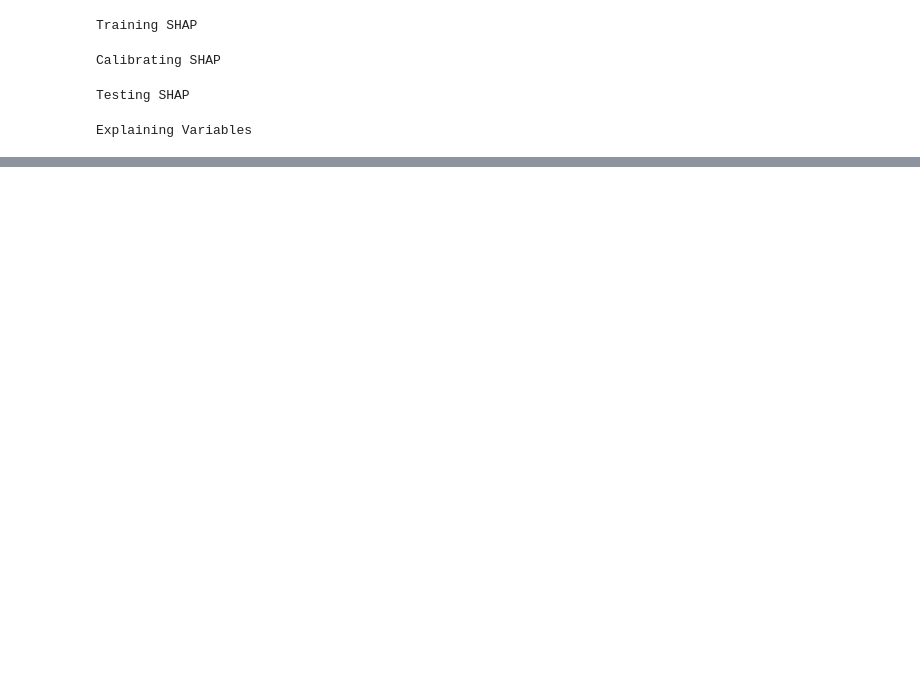
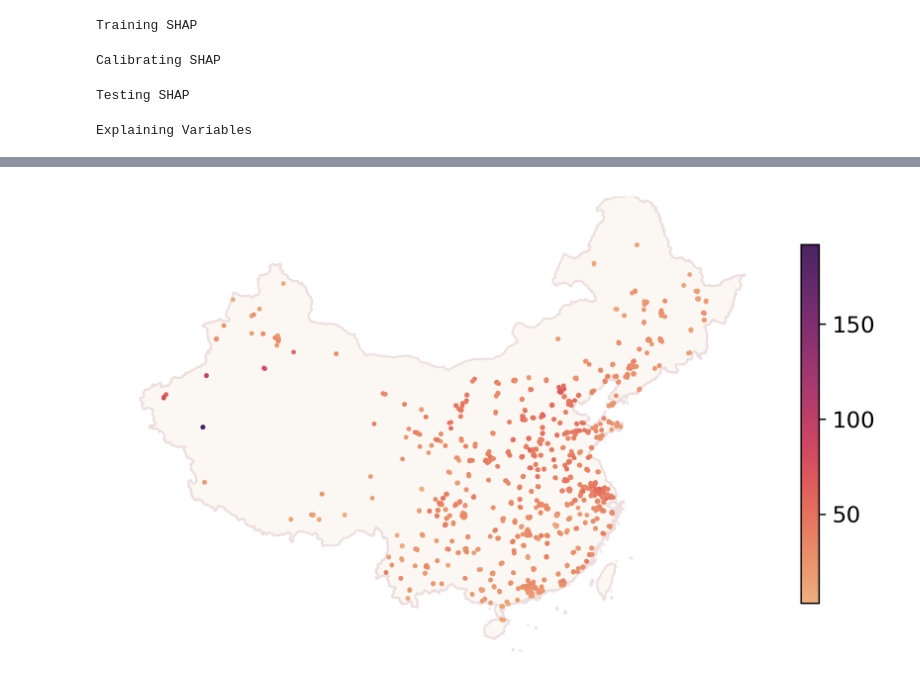
Before and after one commit to Vezarachan/GeoXCP, a Jupyter notebook: examples/ChinaPM25.ipynb, the cells around one changed output, grey strips where cells are left out. Saved outputs shown, nothing was run; the diff lists cells and outputs as text; code cells hidden in the pictures; blank space fills up the shorter version.

```diff
--- a/examples/ChinaPM25.ipynb
+++ b/examples/ChinaPM25.ipynb
@@ -116,0 +121,2 @@ results.plot_partial_dependence_with_fitted_bounds(filename='./ChinaPM25partial_
+# %%
+data_geo = gpd.GeoDataFrame(data, crs="EPSG:4326", geometry=gpd.points_from_xy(x=data.lon, y=data.lat))
@@ -116,0 +139,19 @@ results.plot_partial_dependence_with_fitted_bounds(filename='./ChinaPM25partial_
+# %%
+china_border = gpd.read_file('../data/china_border.gpkg')
+# %%
+utm = gcrs.WebMercator()
+
+fig, ax = plt.subplots(dpi=300, subplot_kw={'projection': utm})
+
+gplt.polyplot(china_border, zorder=-1,
+    linewidth=1,
+    projection=utm,
+    edgecolor='#eededf',
+    facecolor='#fbf8f3', ax=ax)
+gplt.pointplot(data_geo, hue='PM2.5', cmap='flare', legend=True, legend_kwargs={'shrink': 0.6}, s=1.5, ax=ax)
+
+plt.tight_layout()
+plt.savefig('./china_pm25_distribution.pdf')
+plt.show()
+# %% [output]
+[figure, added]
```
Also changed, not shown: parts of 14 cells of this notebook, 26 other files.
